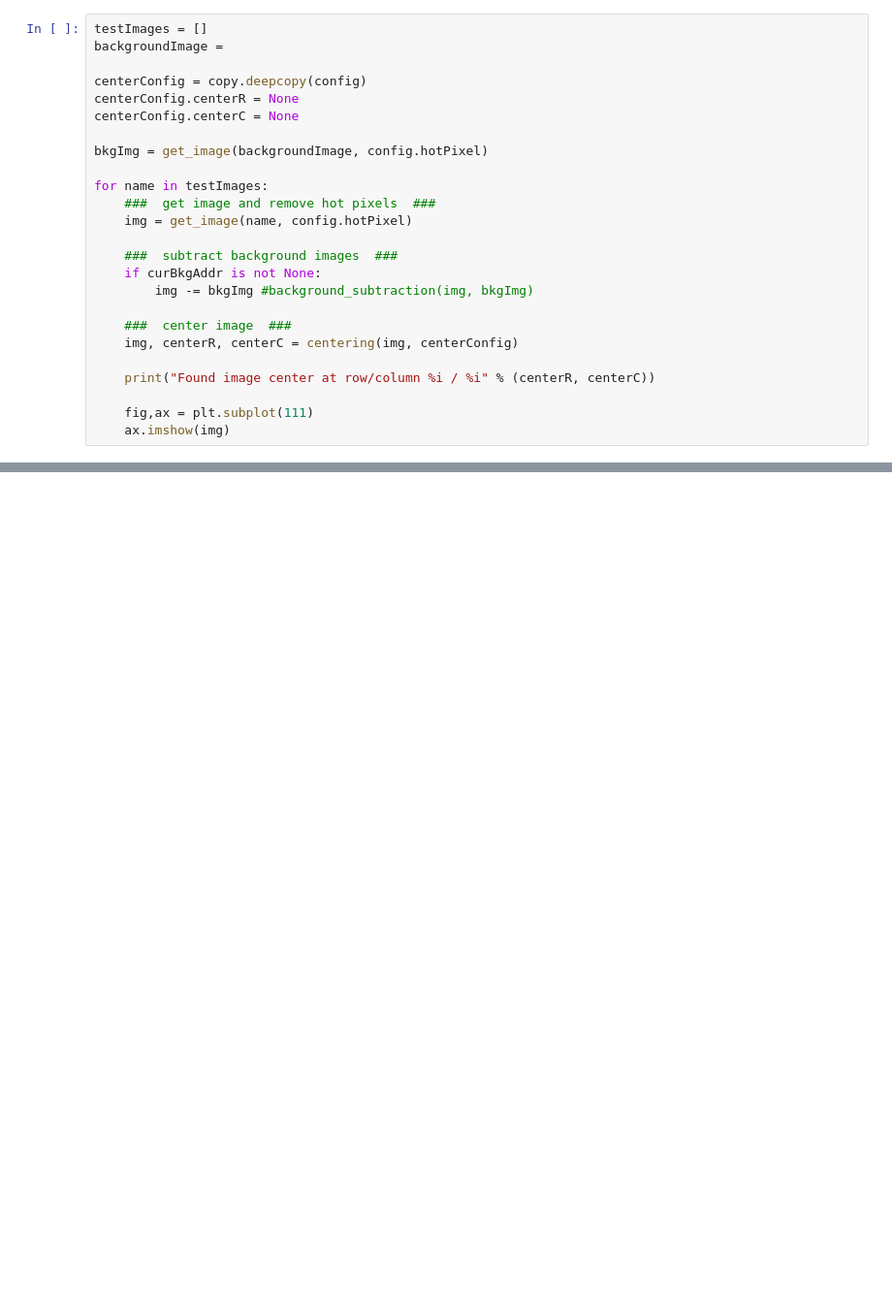
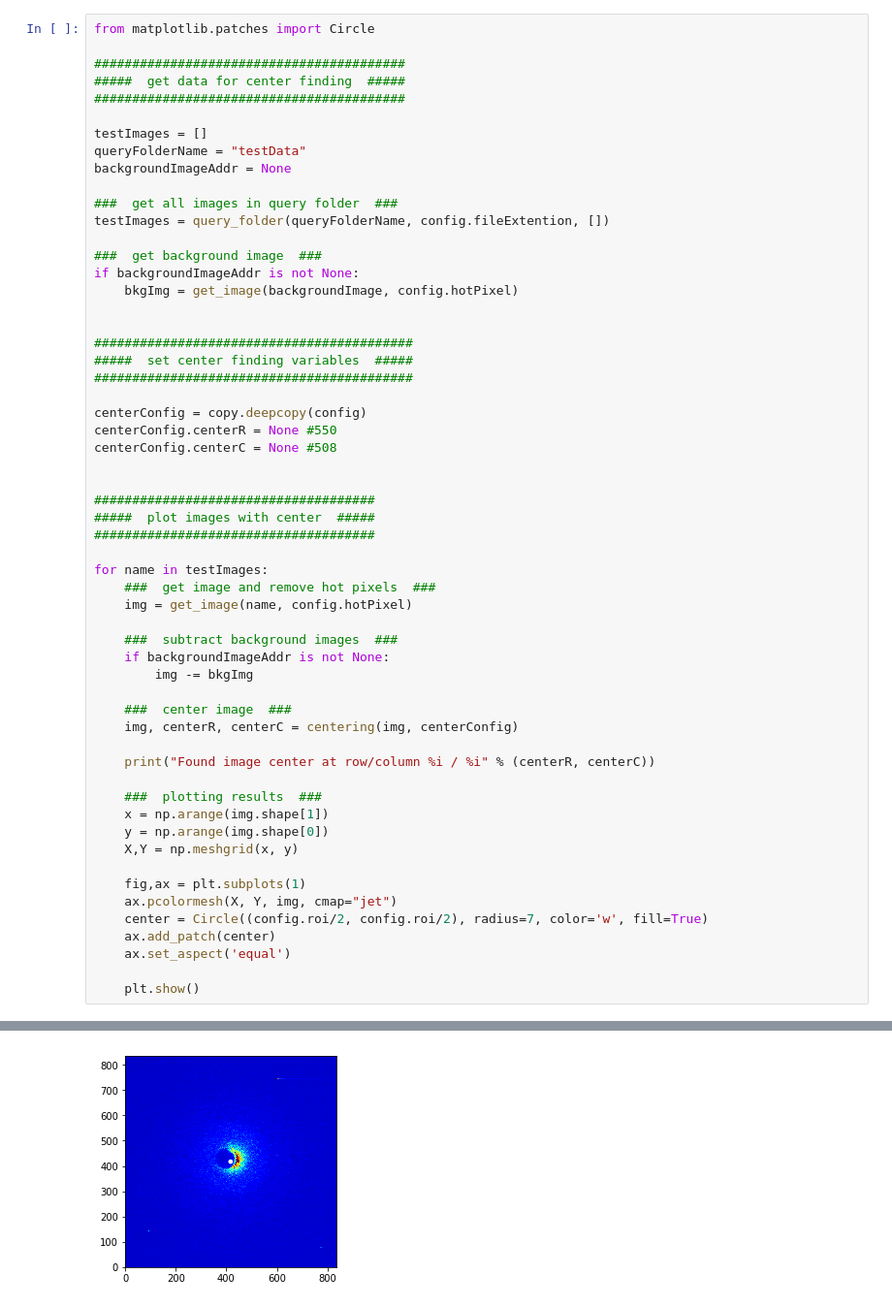
Before and after one commit to khegazy/UED_online_analysis, a Jupyter notebook: Gas_phase_online_analysis.ipynb, the cells around one changed output, grey strips where cells are left out. Shown at 97% size. Cells and saved outputs as stored; diff of their text form; blank space fills up the shorter version.

```diff
--- a/Gas_phase_online_analysis.ipynb
+++ b/Gas_phase_online_analysis.ipynb
@@ -119,26 +163,58 @@ class CONFIG():
 # %%
+from matplotlib.patches import Circle
+
+#########################################
+#####  get data for center finding  #####
+#########################################
+
 testImages = []
-backgroundImage =
+queryFolderName = "testData"
+backgroundImageAddr = None
+
+###  get all images in query folder  ###
+testImages = query_folder(queryFolderName, config.fileExtention, [])
+
+###  get background image  ###
+if backgroundImageAddr is not None:
+    bkgImg = get_image(backgroundImage, config.hotPixel)
+
+
+##########################################
+#####  set center finding variables  #####
+##########################################
 
 centerConfig = copy.deepcopy(config)
-centerConfig.centerR = None
-centerConfig.centerC = None
+centerConfig.centerR = None #550
+centerConfig.centerC = None #508
 
-bkgImg = get_image(backgroundImage, config.hotPixel)
+
+#####################################
+#####  plot images with center  #####
+#####################################
 
 for name in testImages:
     ###  get image and remove hot pixels  ###
     img = get_image(name, config.hotPixel)
 
     ###  subtract background images  ###
-    if curBkgAddr is not None:
-        img -= bkgImg #background_subtraction(img, bkgImg)
+    if backgroundImageAddr is not None:
+        img -= bkgImg
 
     ###  center image  ###
     img, centerR, centerC = centering(img, centerConfig)
 
     print("Found image center at row/column %i / %i" % (centerR, centerC))
 
-    fig,ax = plt.subplot(111)
-    ax.imshow(img)
+    ###  plotting results  ###
+    x = np.arange(img.shape[1])
+    y = np.arange(img.shape[0])
+    X,Y = np.meshgrid(x, y)
+
+    fig,ax = plt.subplots(1)
+    ax.pcolormesh(X, Y, img, cmap="jet")
+    center = Circle((config.roi/2, config.roi/2), radius=7, color='w', fill=True)
+    ax.add_patch(center)
+    ax.set_aspect('equal')
+
+    plt.show()
 # %% [output]
@@ -145,0 +222 @@ SyntaxError: invalid syntax (<ipython-input-3-f119c3200080>, line 2)
+[figure, added]
```
Also changed, not shown: parts of 10 cells of this notebook, 2 other files.
